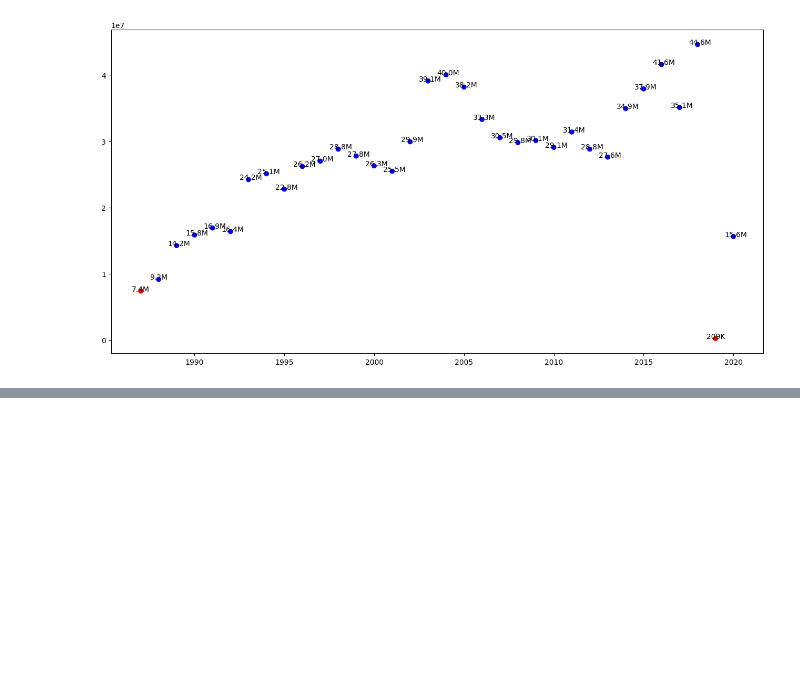
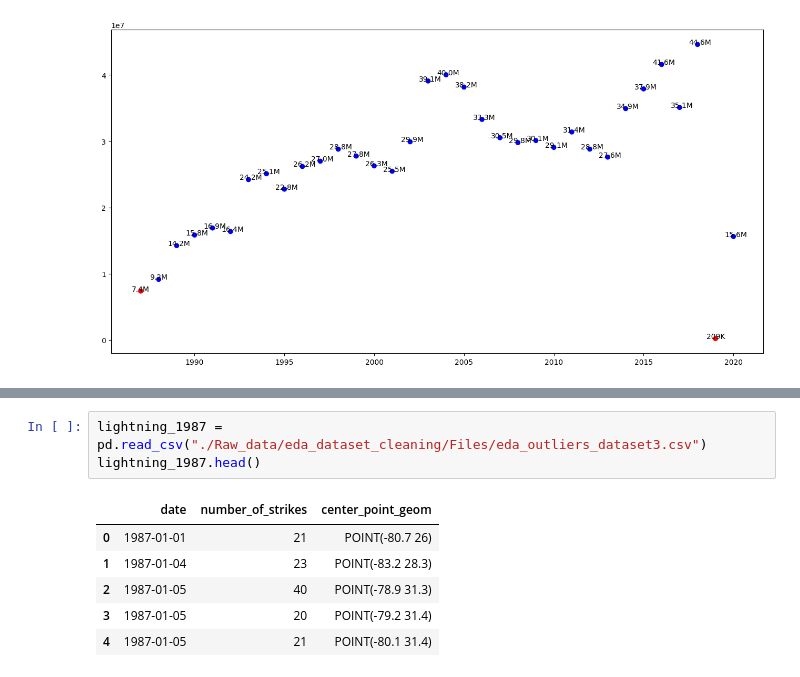
Before and after one commit to AfobCode/LearningPython, a Jupyter notebook: GoBeyondNumbers/eda_handling_outliers.ipynb, the cells around one changed output, grey strips where cells are left out. Drawn from its saved outputs; the diff is of its cells as text; blank space fills up the shorter version.

```diff
--- a/GoBeyondNumbers/eda_handling_outliers.ipynb
+++ b/GoBeyondNumbers/eda_handling_outliers.ipynb
@@ -167,0 +216,10 @@ plt.show()
+# %%
+lightning_1987 = pd.read_csv("./Raw_data/eda_dataset_cleaning/Files/eda_outliers_dataset3.csv")
+lightning_1987.head()
+# %% [output]
+|  | date | number_of_strikes | center_point_geom |
+| 0 | 1987-01-01 | 21 | POINT(-80.7 26) |
+| 1 | 1987-01-04 | 23 | POINT(-83.2 28.3) |
+| 2 | 1987-01-05 | 40 | POINT(-78.9 31.3) |
+| 3 | 1987-01-05 | 20 | POINT(-79.2 31.4) |
+| 4 | 1987-01-05 | 21 | POINT(-80.1 31.4) |
```
Also changed, not shown: parts of 7 cells of this notebook, 1 other file.
